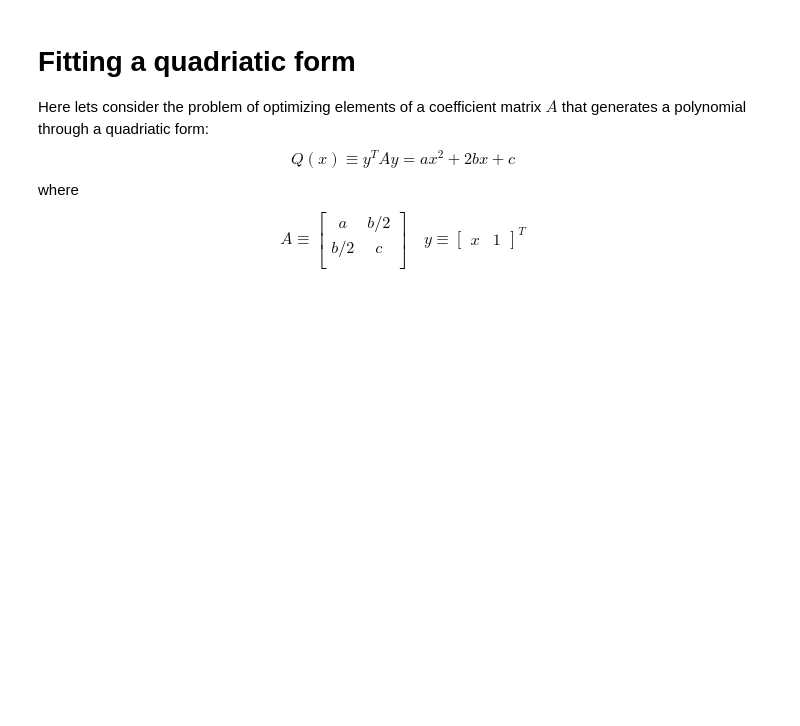
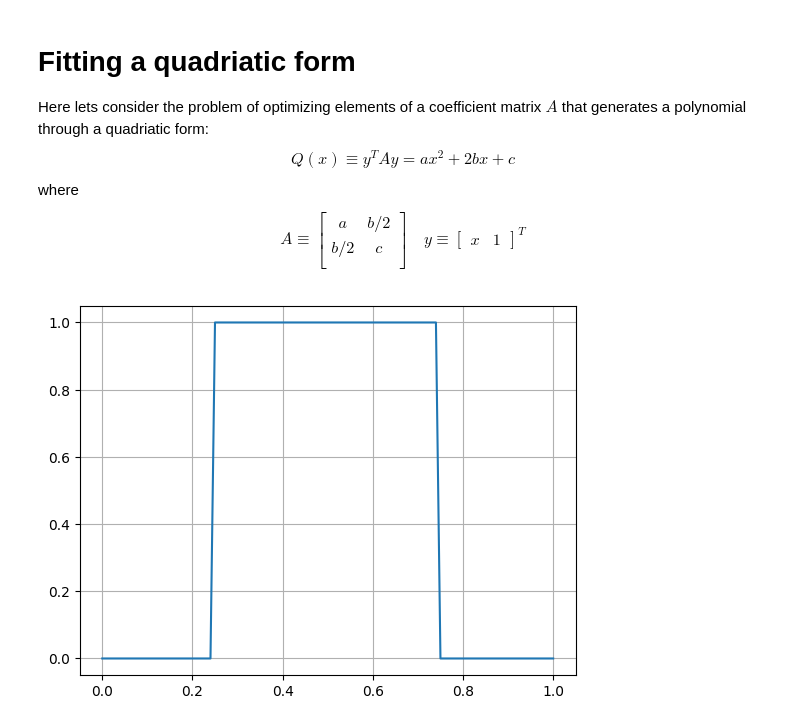
Before and after one commit to a-dag-a/sandbox__ML, a Jupyter notebook: autodiff/WIP.ipynb, the cells around one changed output. Saved outputs shown, nothing was run; the diff lists cells and outputs as text; code cells hidden in the pictures; blank space fills up the shorter version.

```diff
--- a/autodiff/WIP.ipynb
+++ b/autodiff/WIP.ipynb
@@ -15,4 +15,14 @@ import torch
 import torch.nn as nn
 import numpy as np
 import matplotlib.pyplot as plt
+# %%
+# parameters_ideal = torch.tensor([1,1,0.5],dtype=torch.float64)
+# plt.plot(w,np.abs(computeValues(parameters_ideal,w))); plt.grid()
+
+polynomial_target = torch.zeros(len(w))
+polynomial_target = torch.zeros(len(w))
+polynomial_target[int(0.25*len(w)):int(0.75*len(w))] = 1
+plt.plot(w,abs(polynomial_target)); plt.grid()
+# %% [output]
+[figure, added]
 # %%
```
Also changed, not shown: parts of 2 cells of this notebook.
